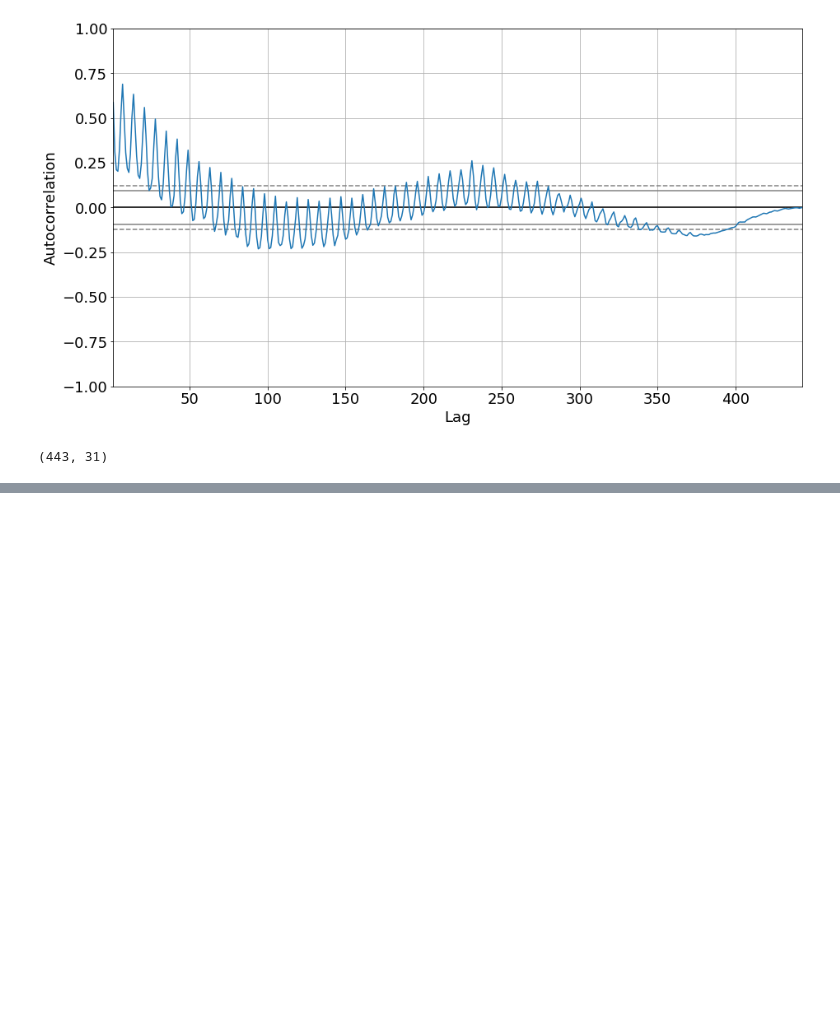
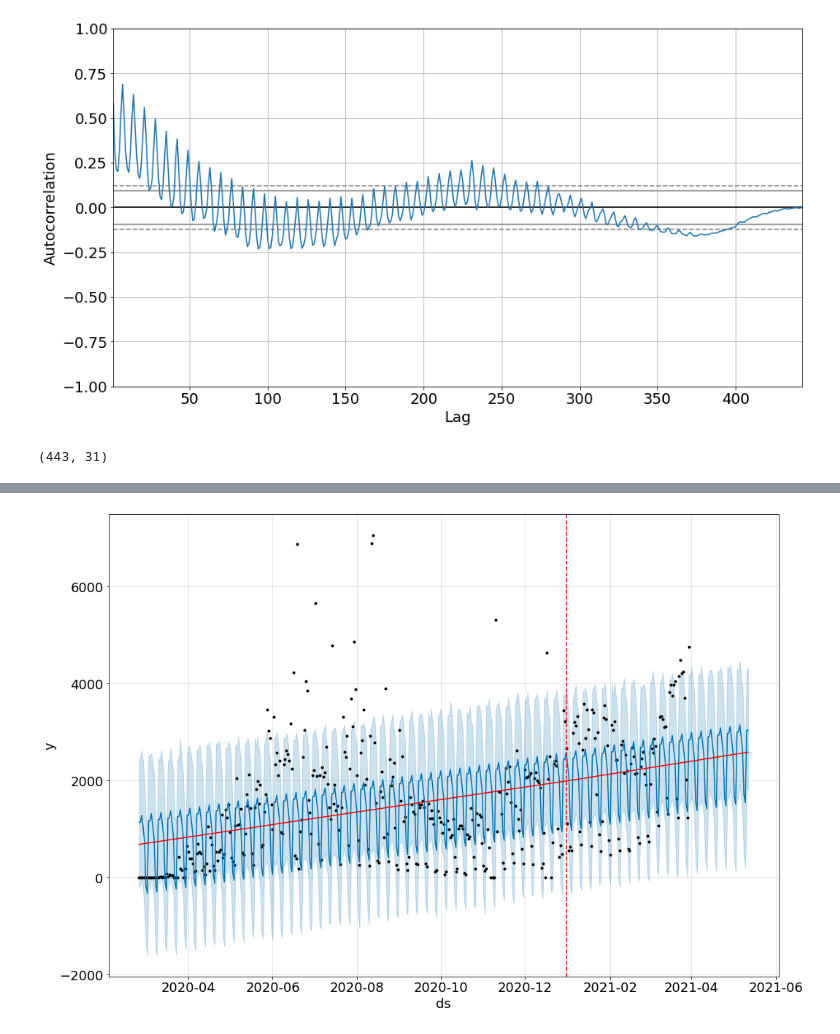
Before and after one commit to HenriqueCCdA/bootCampAluraDataScience, a Jupyter notebook: modulo3/aulas/boot_camp_modulo3_aulas.ipynb, the cells around one changed output, grey strips where cells are left out. Saved outputs shown, nothing was run; the diff lists cells and outputs as text; code cells hidden in the pictures; blank space fills up the shorter version.

```diff
--- a/modulo3/aulas/boot_camp_modulo3_aulas.ipynb
+++ b/modulo3/aulas/boot_camp_modulo3_aulas.ipynb
@@ -224,0 +288,2 @@ autocorrelation_plot(aleatorio)
+# %%
+modelo = Prophet(changepoints=['2020-12-31'])
@@ -224,0 +296,9 @@ autocorrelation_plot(aleatorio)
+# %%
+dataframefuturo = modelo.make_future_dataframe(periods=43)
+# %%
+previsao = modelo.predict(dataframefuturo)
+# %%
+fig = modelo.plot(previsao, figsize=(15,10))
+a = add_changepoints_to_plot(fig.gca(), modelo, previsao)
+# %% [output]
+[figure, added]
```
Also changed, not shown: parts of 20 cells of this notebook.
